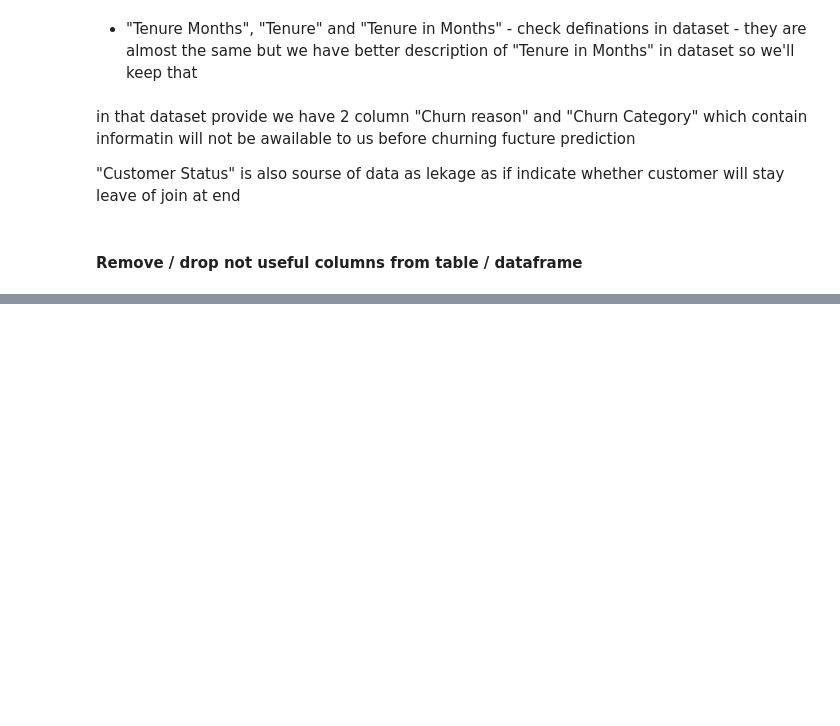
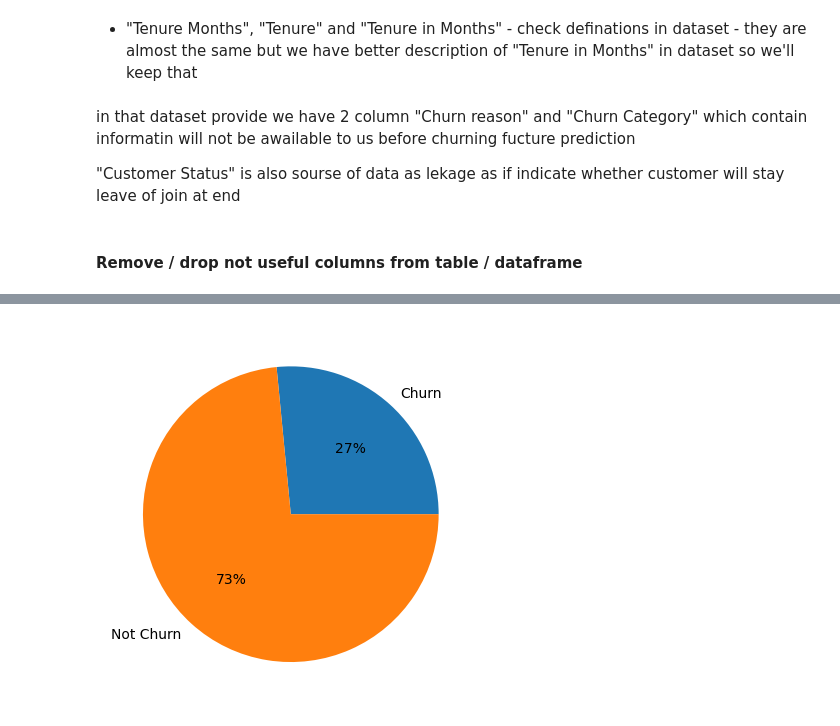
Before and after one commit to sanketmahadik666/Churnprediction, a Jupyter notebook: Customer_Churn_Prediction_FIXED.ipynb, the cells around one changed output, grey strips where cells are left out. Drawn from its saved outputs; the diff is of its cells as text; code cells hidden in the pictures; blank space fills up the shorter version.

```diff
--- a/Customer_Churn_Prediction_FIXED.ipynb
+++ b/Customer_Churn_Prediction_FIXED.ipynb
@@ -562,0 +564,6 @@ KeyError: "['Churn Lable', 'Locaiton ID'] not found in axis"
+# %%
+#Add a new column to represent Satisfaction score as categorical variable for EDA
+df['Satisfaction Score Label'] = df['Satisfaction Score'].astype('category')
+# %%
+#rename the target column "Churn Value" to just "Churn"
+df.rename(columns = {'Churn Value' : 'Churn'}, inplace = True)
@@ -562,0 +609,7 @@ KeyError: "['Churn Lable', 'Locaiton ID'] not found in axis"
+# %%
+#let's take a look at our target label - "Churn" first
+counts = [(df["Churn"] == 1).sum(), (df["Churn"] == 0).sum()]
+plt.pie(counts, labels = ["Churn", "Not Churn"], autopct='%.0f%%')
+plt.show()
+# %% [output]
+[figure, added]
```
Also changed, not shown: parts of 21 cells of this notebook.
